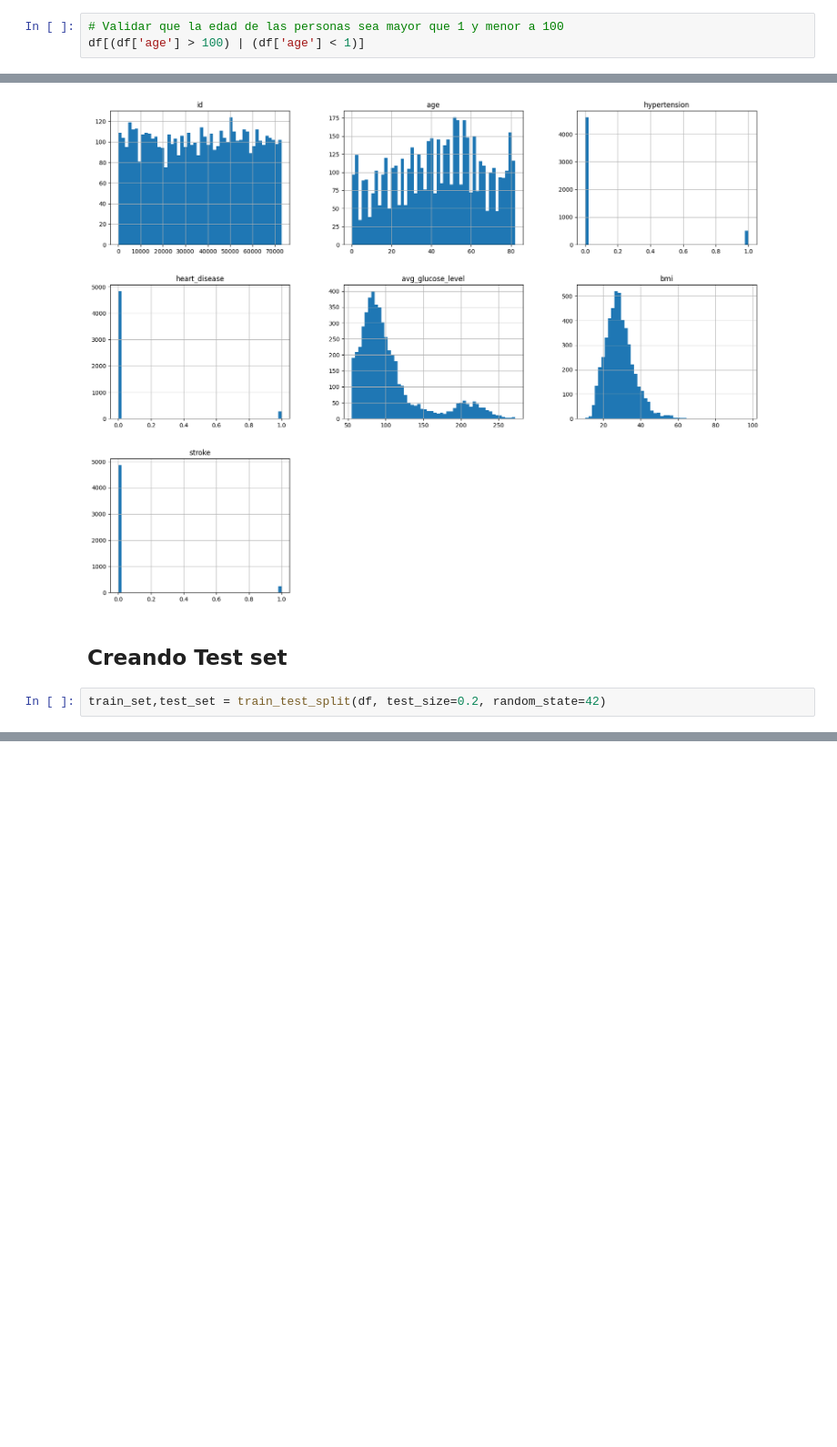
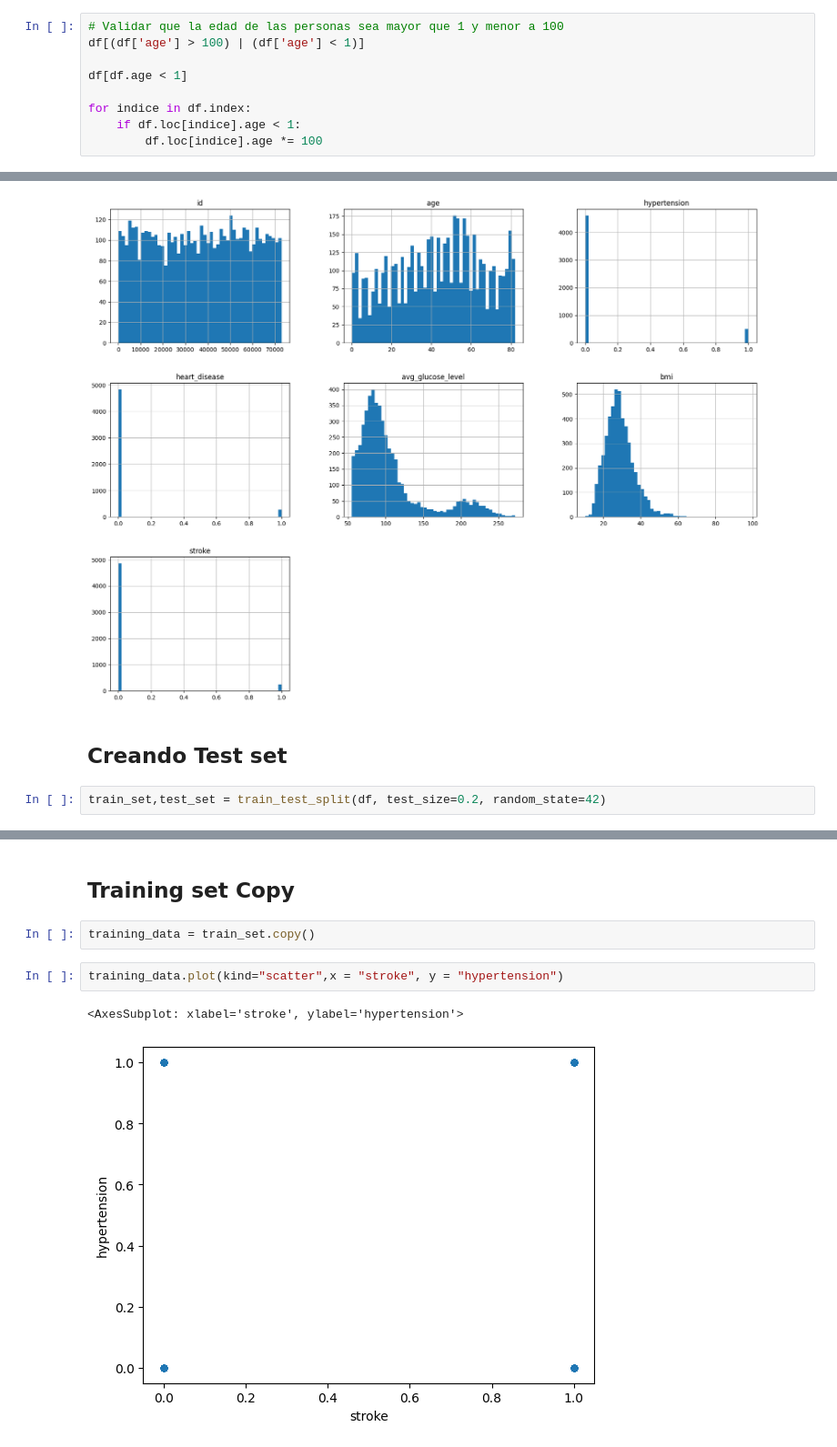
Before and after one commit to Diego532/machine_learnig_electiva, a Jupyter notebook: WHO-stroke-prevention-program/who.ipynb, the cells around one changed output, grey strips where cells are left out. Shown at 91% size. Saved outputs shown, nothing was run; the diff lists cells and outputs as text; blank space fills up the shorter version.

```diff
--- a/WHO-stroke-prevention-program/who.ipynb
+++ b/WHO-stroke-prevention-program/who.ipynb
@@ -78,4 +79,10 @@ len(df['id'].unique())
 # %%
 # Validar que la edad de las personas sea mayor que 1 y menor a 100
 df[(df['age'] > 100) | (df['age'] < 1)]
+
+df[df.age < 1]
+
+for indice in df.index:
+    if df.loc[indice].age < 1:
+        df.loc[indice].age *= 100
 # %% [output]
@@ -194,0 +189,9 @@ Length: 977, dtype: int64
+# %% [markdown]
+## Training set Copy
+# %%
+training_data = train_set.copy()
+# %%
+training_data.plot(kind="scatter",x = "stroke", y = "hypertension")
+# %% [output]
+<AxesSubplot: xlabel='stroke', ylabel='hypertension'>
+[figure, added]
```
Also changed, not shown: parts of 9 cells of this notebook.
